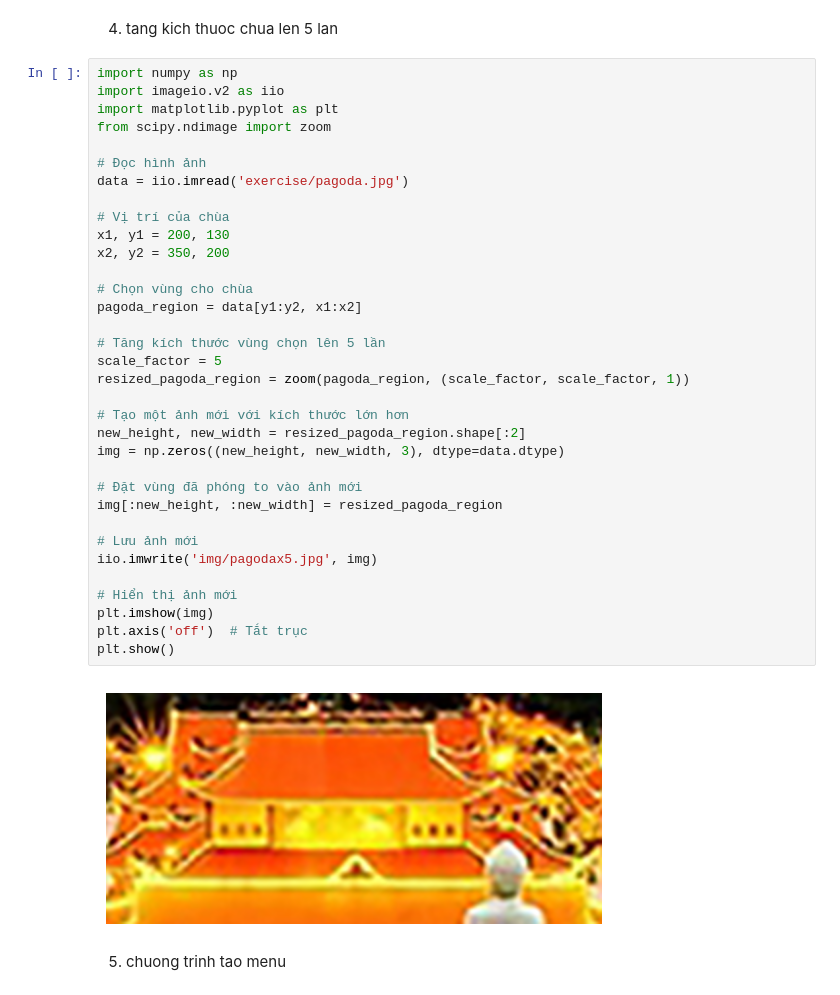
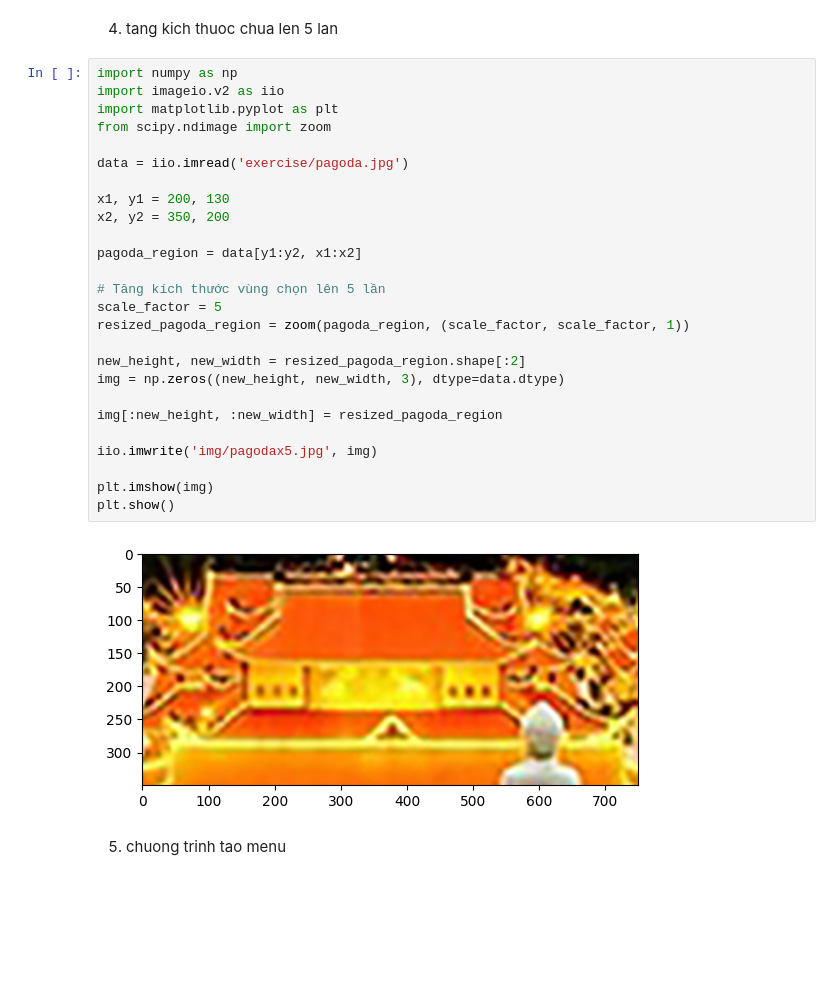
Before and after one commit to chanhung572/exercise_XLAS, a Jupyter notebook: Lab3_NguyenChanHung_207ct10099/lab3_exercise.ipynb, the cells around one changed output. Cells and saved outputs as stored; diff of their text form; blank space fills up the shorter version.

```diff
--- a/Lab3_NguyenChanHung_207ct10099/lab3_exercise.ipynb
+++ b/Lab3_NguyenChanHung_207ct10099/lab3_exercise.ipynb
@@ -145,39 +113,31 @@ plt.show()
 # %%
 import numpy as np
 import imageio.v2 as iio
 import matplotlib.pyplot as plt
 from scipy.ndimage import zoom
 
-# Đọc hình ảnh
 data = iio.imread('exercise/pagoda.jpg')
 
-# Vị trí của chùa
 x1, y1 = 200, 130
 x2, y2 = 350, 200
 
-# Chọn vùng cho chùa
 pagoda_region = data[y1:y2, x1:x2]
 
 # Tăng kích thước vùng chọn lên 5 lần
 scale_factor = 5
 resized_pagoda_region = zoom(pagoda_region, (scale_factor, scale_factor, 1))
 
-# Tạo một ảnh mới với kích thước lớn hơn
 new_height, new_width = resized_pagoda_region.shape[:2]
 img = np.zeros((new_height, new_width, 3), dtype=data.dtype)
 
-# Đặt vùng đã phóng to vào ảnh mới
 img[:new_height, :new_width] = resized_pagoda_region
 
-# Lưu ảnh mới
 iio.imwrite('img/pagodax5.jpg', img)
 
-# Hiển thị ảnh mới
 plt.imshow(img)
-plt.axis('off')  # Tắt trục
 plt.show()
 # %% [output]
-[figure, old version]
+[figure, new version]
 # %% [markdown]
 5. chuong trinh tao menu
 # %%
```
Also changed, not shown: parts of 9 cells of this notebook, 1 other file.
